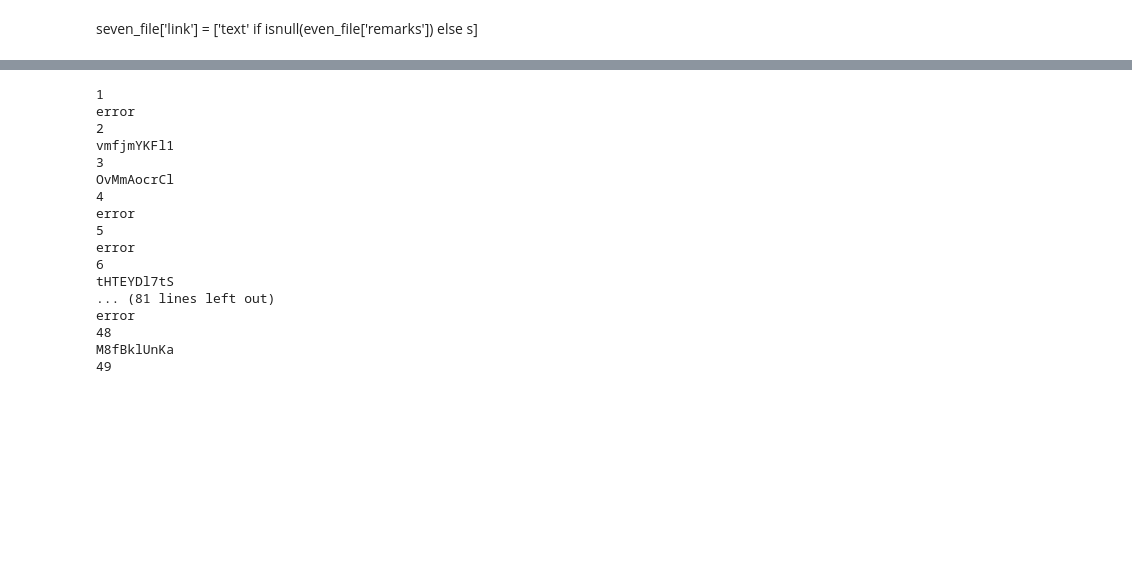
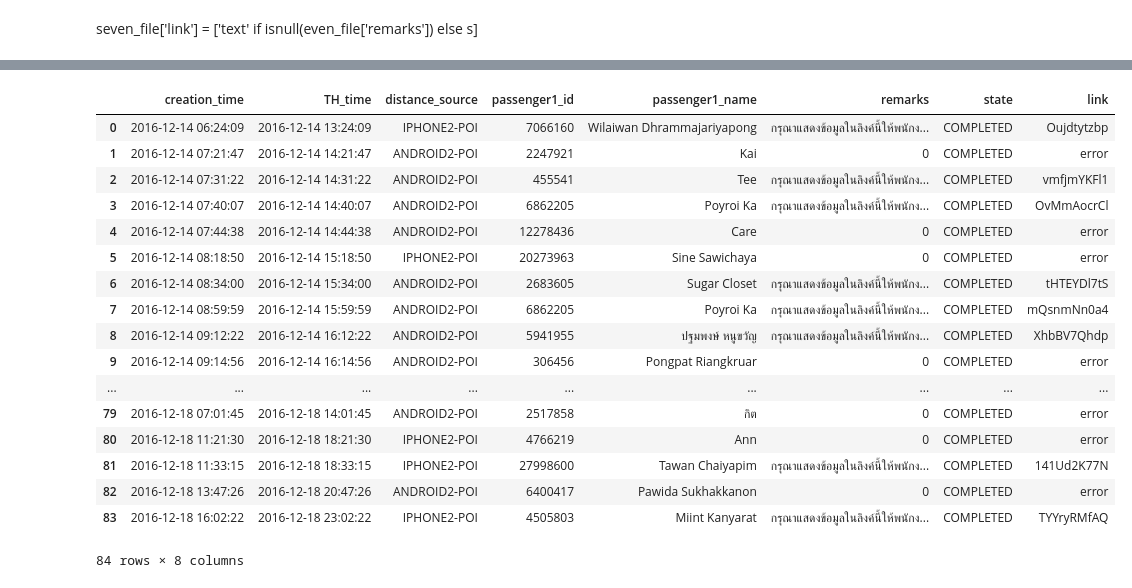
Before and after one commit to minimoon/my-coding, a Jupyter notebook: 7Delivery-Success rate/Success rate 1.ipynb, the cells around one changed output, grey strips where cells are left out. Saved outputs shown, nothing was run; the diff lists cells and outputs as text; code cells hidden in the pictures; blank space fills up the shorter version.

```diff
--- a/7Delivery-Success rate/Success rate 1.ipynb
+++ b/7Delivery-Success rate/Success rate 1.ipynb
@@ -83,34 +85,39 @@ seven_file.head()
 count = 0
 # %%
 fw = open('collect_data.txt','w')
-count = 0
+count = -1
+lists = []
 for n in seven_file.remarks:
     count = count+1
-    print count
+    #print count
     try:
         s =readfile(count)
-        print s
         #fw.write(str(count)+','+str(s)+'\n')
     except:
-        print 'error'
-        fw.write(str(count)+'\n')
-
+        s = 'error'
+        #fw.write(str(count)+'\n')
+    lists.append(s)
 fw.close()
-# %% [output]
-1
-error
-2
-vmfjmYKFl1
-3
-OvMmAocrCl
-4
-error
-5
-error
-6
-tHTEYDl7tS
-... (81 lines left out)
-error
-48
-M8fBklUnKa
-49
+# %%
+seven_file['link'] = lists
+# %%
+seven_file
+# %% [output]
+|  | creation_time | TH_time | distance_source | passenger1_id | passenger1_name | remarks | state | link |
+| 0 | 2016-12-14 06:24:09 | 2016-12-14 13:24:09 | IPHONE2-POI | 7066160 | Wilaiwan Dhrammajariyapong | กรุณาแสดงข้อมูลในลิงค์นี้ให้พนักง... | COMPLETED | Oujdtytzbp |
+| 1 | 2016-12-14 07:21:47 | 2016-12-14 14:21:47 | ANDROID2-POI | 2247921 | Kai | 0 | COMPLETED | error |
+| 2 | 2016-12-14 07:31:22 | 2016-12-14 14:31:22 | ANDROID2-POI | 455541 | Tee | กรุณาแสดงข้อมูลในลิงค์นี้ให้พนักง... | COMPLETED | vmfjmYKFl1 |
+| 3 | 2016-12-14 07:40:07 | 2016-12-14 14:40:07 | ANDROID2-POI | 6862205 | Poyroi Ka | กรุณาแสดงข้อมูลในลิงค์นี้ให้พนักง... | COMPLETED | OvMmAocrCl |
+| 4 | 2016-12-14 07:44:38 | 2016-12-14 14:44:38 | ANDROID2-POI | 12278436 | Care | 0 | COMPLETED | error |
+| 5 | 2016-12-14 08:18:50 | 2016-12-14 15:18:50 | IPHONE2-POI | 20273963 | Sine Sawichaya | 0 | COMPLETED | error |
+| 6 | 2016-12-14 08:34:00 | 2016-12-14 15:34:00 | ANDROID2-POI | 2683605 | Sugar Closet | กรุณาแสดงข้อมูลในลิงค์นี้ให้พนักง... | COMPLETED | tHTEYDl7tS |
+| 7 | 2016-12-14 08:59:59 | 2016-12-14 15:59:59 | ANDROID2-POI | 6862205 | Poyroi Ka | กรุณาแสดงข้อมูลในลิงค์นี้ให้พนักง... | COMPLETED | mQsnmNn0a4 |
+| 8 | 2016-12-14 09:12:22 | 2016-12-14 16:12:22 | ANDROID2-POI | 5941955 | ปฐมพงษ์ หนูขวัญ | กรุณาแสดงข้อมูลในลิงค์นี้ให้พนักง... | COMPLETED | XhbBV7Qhdp |
+| 9 | 2016-12-14 09:14:56 | 2016-12-14 16:14:56 | ANDROID2-POI | 306456 | Pongpat Riangkruar | 0 | COMPLETED | error |
+| ... | ... | ... | ... | ... | ... | ... | ... | ... |
+| 79 | 2016-12-18 07:01:45 | 2016-12-18 14:01:45 | ANDROID2-POI | 2517858 | กิต | 0 | COMPLETED | error |
+| 80 | 2016-12-18 11:21:30 | 2016-12-18 18:21:30 | IPHONE2-POI | 4766219 | Ann | 0 | COMPLETED | error |
+| 81 | 2016-12-18 11:33:15 | 2016-12-18 18:33:15 | IPHONE2-POI | 27998600 | Tawan Chaiyapim | กรุณาแสดงข้อมูลในลิงค์นี้ให้พนักง... | COMPLETED | 141Ud2K77N |
+| 82 | 2016-12-18 13:47:26 | 2016-12-18 20:47:26 | ANDROID2-POI | 6400417 | Pawida Sukhakkanon | 0 | COMPLETED | error |
+| 83 | 2016-12-18 16:02:22 | 2016-12-18 23:02:22 | IPHONE2-POI | 4505803 | Miint Kanyarat | กรุณาแสดงข้อมูลในลิงค์นี้ให้พนักง... | COMPLETED | TYYryRMfAQ |
+84 rows × 8 columns
```
Also changed, not shown: parts of 4 cells of this notebook, 2 other files.
